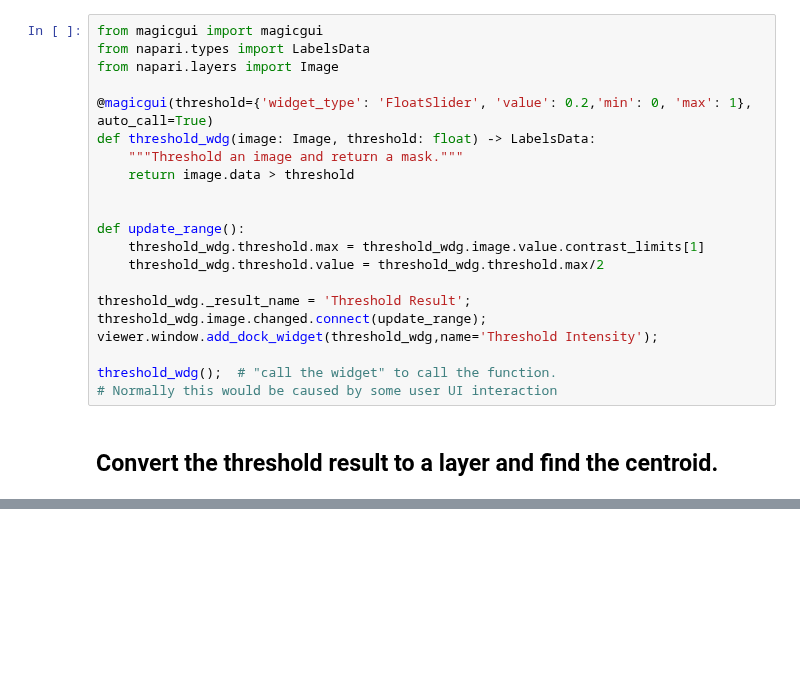
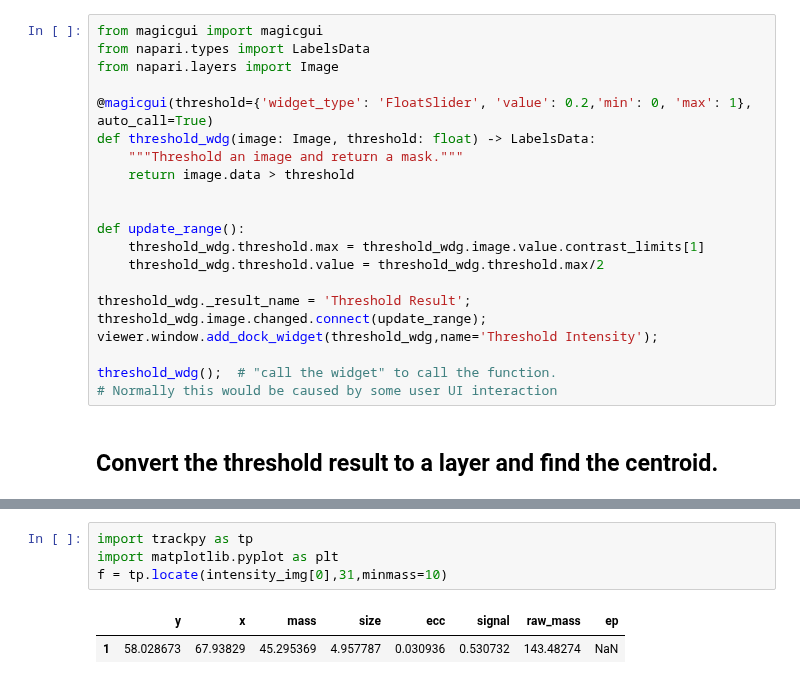
Before and after one commit to bscott711/napari-training, a Jupyter notebook: BME403/05_spring_constant.ipynb, the cells around one changed output, grey strips where cells are left out. Drawn from its saved outputs; the diff is of its cells as text; blank space fills up the shorter version.

```diff
--- a/BME403/05_spring_constant.ipynb
+++ b/BME403/05_spring_constant.ipynb
@@ -164,0 +150,7 @@ array([59.32478632, 67.73076923])
+# %%
+import trackpy as tp
+import matplotlib.pyplot as plt
+f = tp.locate(intensity_img[0],31,minmass=10)
+# %% [output]
+|  | y | x | mass | size | ecc | signal | raw_mass | ep |
+| 1 | 58.028673 | 67.93829 | 45.295369 | 4.957787 | 0.030936 | 0.530732 | 143.48274 | NaN |
```
Also changed, not shown: parts of 15 cells of this notebook.
